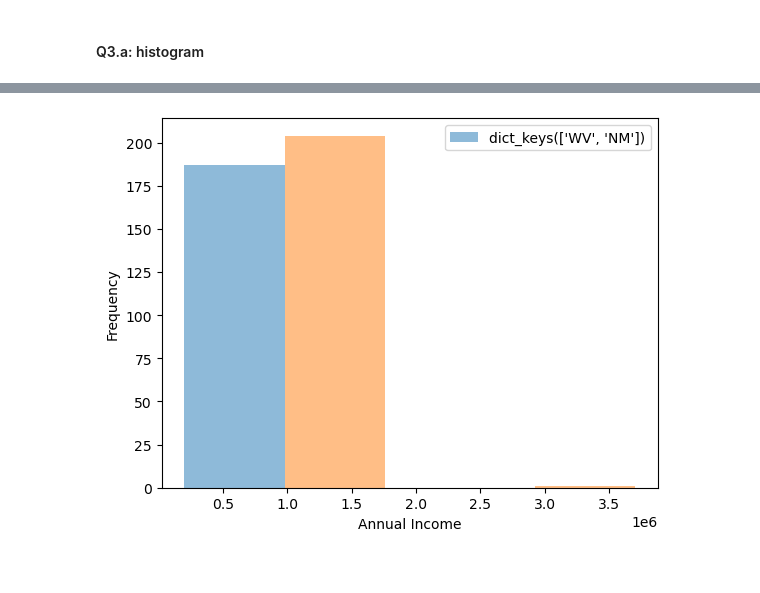
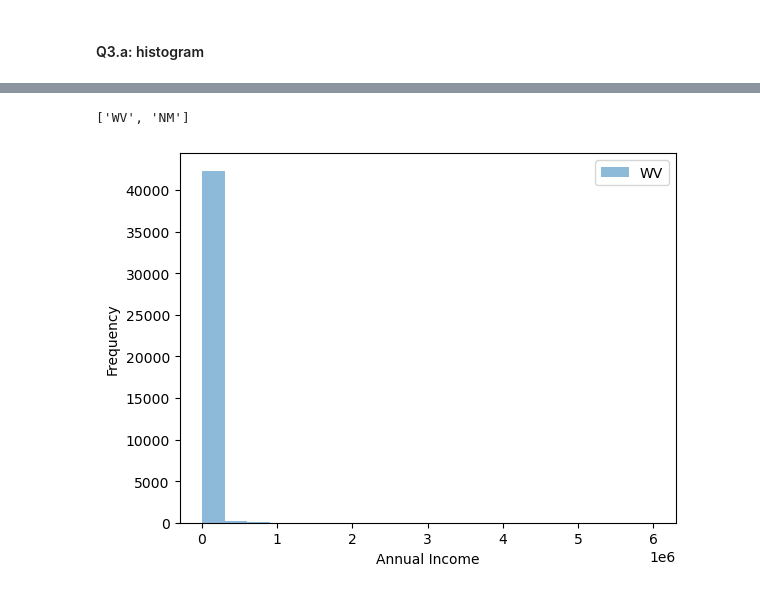
Before and after one commit to shashikumar2010s/AT-T, a Jupyter notebook: EDA.ipynb, the cells around one changed output, grey strips where cells are left out. Cells and saved outputs as stored; diff of their text form; code cells hidden in the pictures.

```diff
--- a/EDA.ipynb
+++ b/EDA.ipynb
@@ -297,21 +297,23 @@ loan_stat_df.head()
 # %%
 import matplotlib.pyplot as plt
 
 state_data = {}
 states = grouped_app_wv_nm.index.tolist()
+print(states)
 for state in states:
     state_data[state] = loan_stat_df.loc[loan_stat_df['addr_state'] == state, 'annual_inc']
 
 
 # plot the histogram
 labels = state_data.keys()
-plt.hist(state_data.values(), bins=2, alpha=0.5, label=state_data.keys())
+plt.hist(loan_stat_df['annual_inc'], bins=20, alpha=0.5, label=['WV', 'NM'])
 plt.xlabel('Annual Income')
 plt.ylabel('Frequency')
 plt.legend()
 plt.show()
 # %% [output]
+['WV', 'NM']
-[figure, old version]
+[figure, new version]
 # %%
 loan_amnt	funded_amnt
 # %%
```
